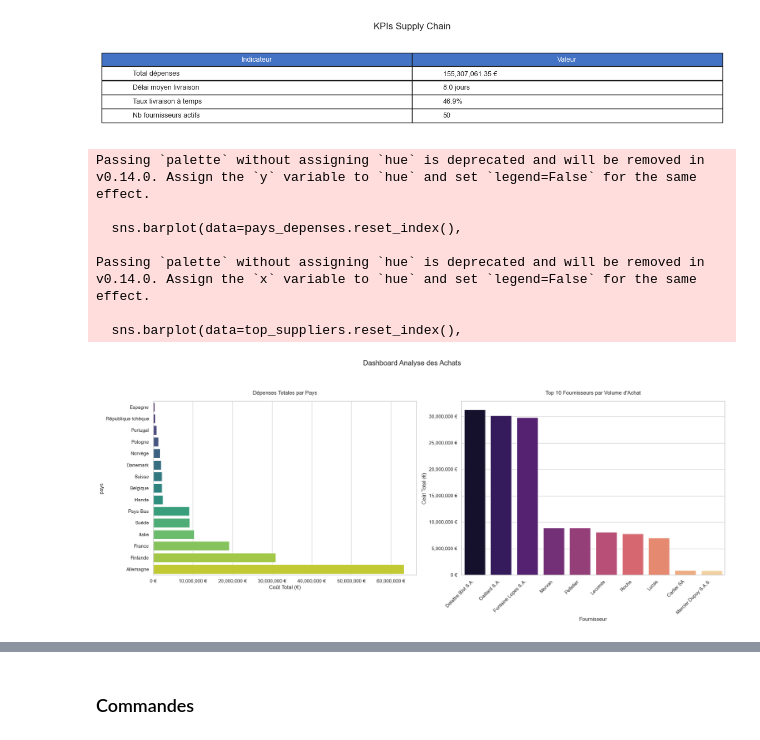
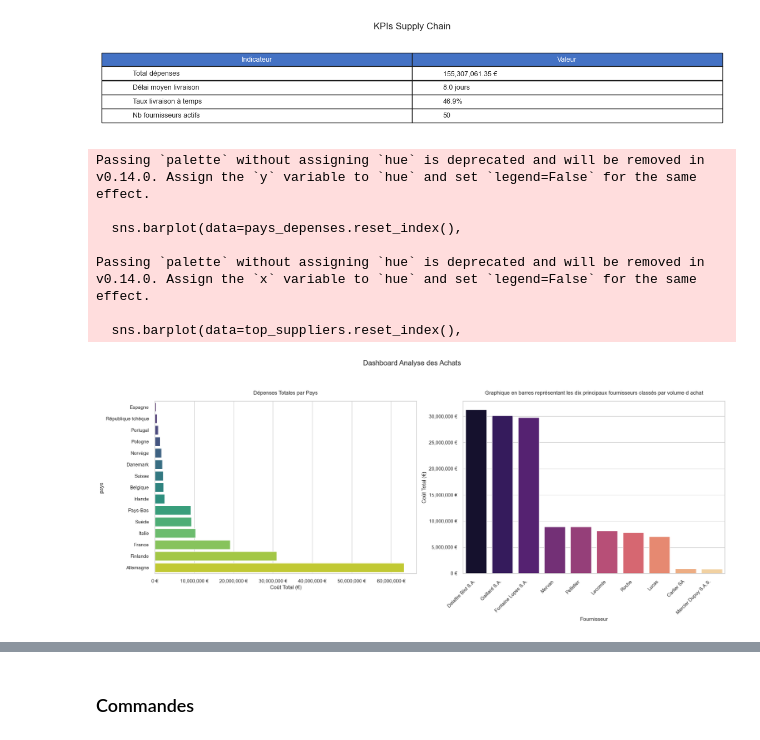
Before and after one commit to YoannAbriel2/ProjectSPE1, a Jupyter notebook: main_dashboard.ipynb, the cells around one changed output, grey strips where cells are left out. Drawn from its saved outputs; the diff is of its cells as text; code cells hidden in the pictures.

```diff
--- a/main_dashboard.ipynb
+++ b/main_dashboard.ipynb
@@ -121,35 +121,35 @@ def create_dashboard_visualizations(data):
                 x='nom_fournisseur',
                 y='cout_total',
                 ax=axes[1],
                 palette='magma')
-    axes[1].set_title('Top 10 Fournisseurs par Volume d\'Achat', pad=15)
+    axes[1].set_title('Graphique en barres représentant les dix principaux fournisseurs classés par volume d achat', pad=15)
     axes[1].set_xlabel('Fournisseur')
     axes[1].set_ylabel('Coût Total (€)')
 
     # Rotation des labels sans le paramètre ha
     axes[1].tick_params(axis='x', rotation=45)
     # Ajustement de l'alignement des labels après rotation
     axes[1].set_xticklabels(axes[1].get_xticklabels(), ha='right')
 
     # Format y-axis values with thousand separator
     axes[1].yaxis.set_major_formatter(plt.FuncFormatter(lambda x, p: f'{x:,.0f} €'))
 
     # Adjust layout
     plt.tight_layout()
     return fig
 
 # Create and display the dashboard
 dashboard_fig = create_dashboard_visualizations(data)
 plt.show()
 # %% [output]
 Passing `palette` without assigning `hue` is deprecated and will be removed in v0.14.0. Assign the `y` variable to `hue` and set `legend=False` for the same effect.
 
   sns.barplot(data=pays_depenses.reset_index(),
 
 Passing `palette` without assigning `hue` is deprecated and will be removed in v0.14.0. Assign the `x` variable to `hue` and set `legend=False` for the same effect.
 
   sns.barplot(data=top_suppliers.reset_index(),
-[figure, old version]
+[figure, new version]
 # %%
 def create_individual_visualizations(data):
     plt.style.use('seaborn-v0_8')
```
Also changed, not shown: parts of 2 cells of this notebook.
